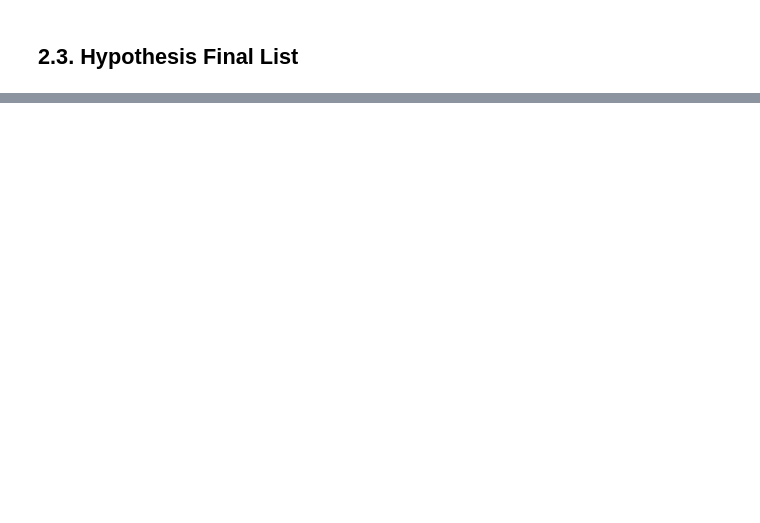
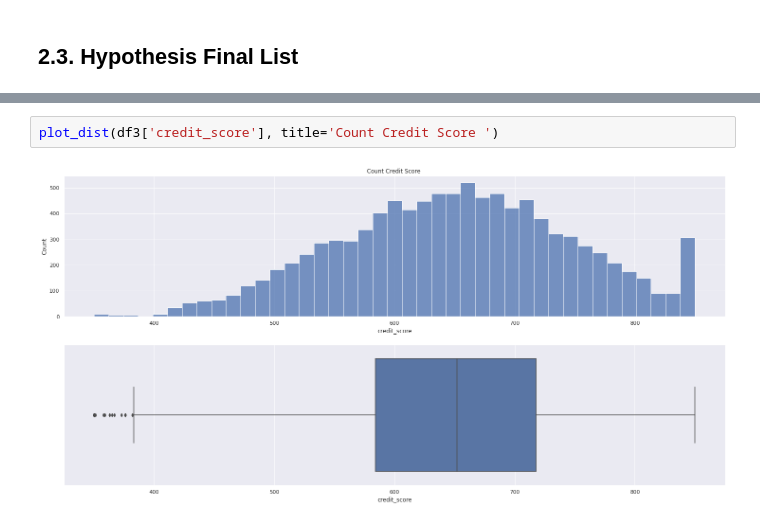
Before and after one commit to tadeucbm/churn_predict, a Jupyter notebook: notebooks/c1_churn_predict.ipynb, the cells around one changed output, grey strips where cells are left out. Saved outputs shown, nothing was run; the diff lists cells and outputs as text; blank space fills up the shorter version.

```diff
--- a/notebooks/c1_churn_predict.ipynb
+++ b/notebooks/c1_churn_predict.ipynb
@@ -266,0 +351,4 @@ Image(img_url)
+# %%
+plot_dist(df3['credit_score'], title='Count Credit Score ')
+# %% [output]
+[figure, added]
```
Also changed, not shown: parts of 29 cells of this notebook.
